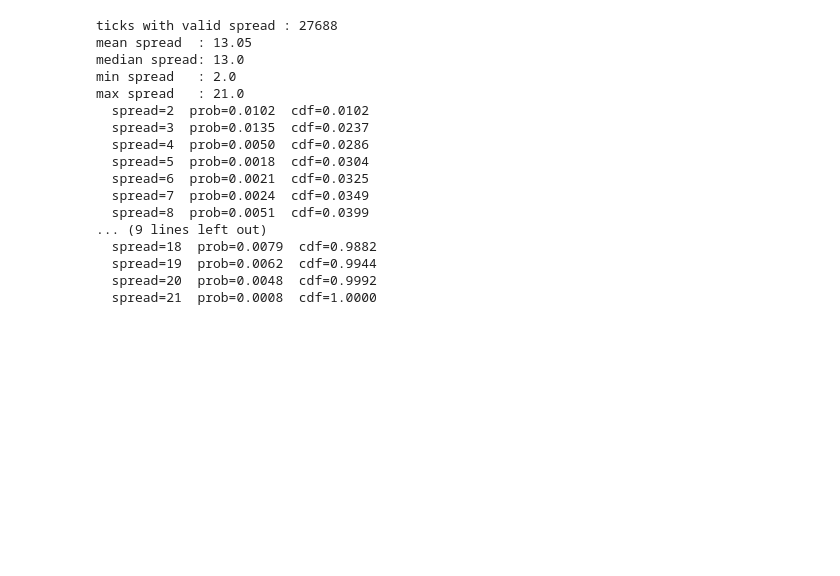
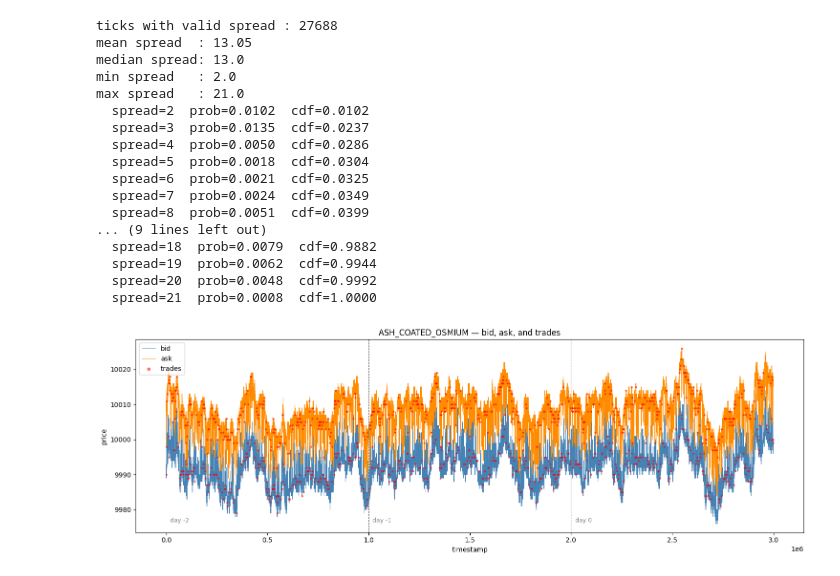
Before and after one commit to nikaslukyanov/kernel_trick, a Jupyter notebook: ROUND1/round1_analysis.ipynb, the cells around one changed output. Drawn from its saved outputs; the diff is of its cells as text; code cells hidden in the pictures; blank space fills up the shorter version.

```diff
--- a/ROUND1/round1_analysis.ipynb
+++ b/ROUND1/round1_analysis.ipynb
@@ -385,3 +386,42 @@ max spread   : 21.0
   spread=19  prob=0.0062  cdf=0.9944
   spread=20  prob=0.0048  cdf=0.9992
   spread=21  prob=0.0008  cdf=1.0000
+# %%
+# ACO bid/ask over time with trades overlaid
+aco_bid_x, aco_bid_y = [], []
+aco_ask_x, aco_ask_y = [], []
+offset = 0
+
+for day in DAYS:
+    with open(f'{BASE}/prices_round_1_day_{day}.csv') as f:
+        for row in csv.DictReader(f, delimiter=';'):
+            if row['product'] != 'ASH_COATED_OSMIUM':
+                continue
+            bid = row['bid_price_1']
+            ask = row['ask_price_1']
+            ts = offset + int(row['timestamp'])
+            if bid:
+                aco_bid_x.append(ts); aco_bid_y.append(float(bid))
+            if ask:
+                aco_ask_x.append(ts); aco_ask_y.append(float(ask))
+    offset += 1_000_000
+
+fig, ax = plt.subplots(figsize=(15, 5))
+
+ax.plot(aco_bid_x, aco_bid_y, lw=0.7, color='steelblue', label='bid', zorder=1)
+ax.plot(aco_ask_x, aco_ask_y, lw=0.7, color='darkorange', label='ask', zorder=1)
+ax.scatter(aco_trades['timestamp'], aco_trades['price'], s=4, color='red', alpha=0.5, zorder=2, label='trades')
+
+for sep in [1_000_000, 2_000_000]:
+    ax.axvline(sep, color='gray', lw=0.8, ls='--')
+for i, label in enumerate(['day -2', 'day -1', 'day 0']):
+    ax.text(i * 1_000_000 + 20_000, min(aco_bid_y), label, fontsize=9, color='gray', va='bottom')
+
+ax.set_title('ASH_COATED_OSMIUM — bid, ask, and trades')
+ax.set_xlabel('timestamp')
+ax.set_ylabel('price')
+ax.legend(loc='upper left', markerscale=2)
+plt.tight_layout()
+plt.show()
+# %% [output]
+[figure, added]
```
Also changed, not shown: parts of 1 cell of this notebook, 5 other files.
